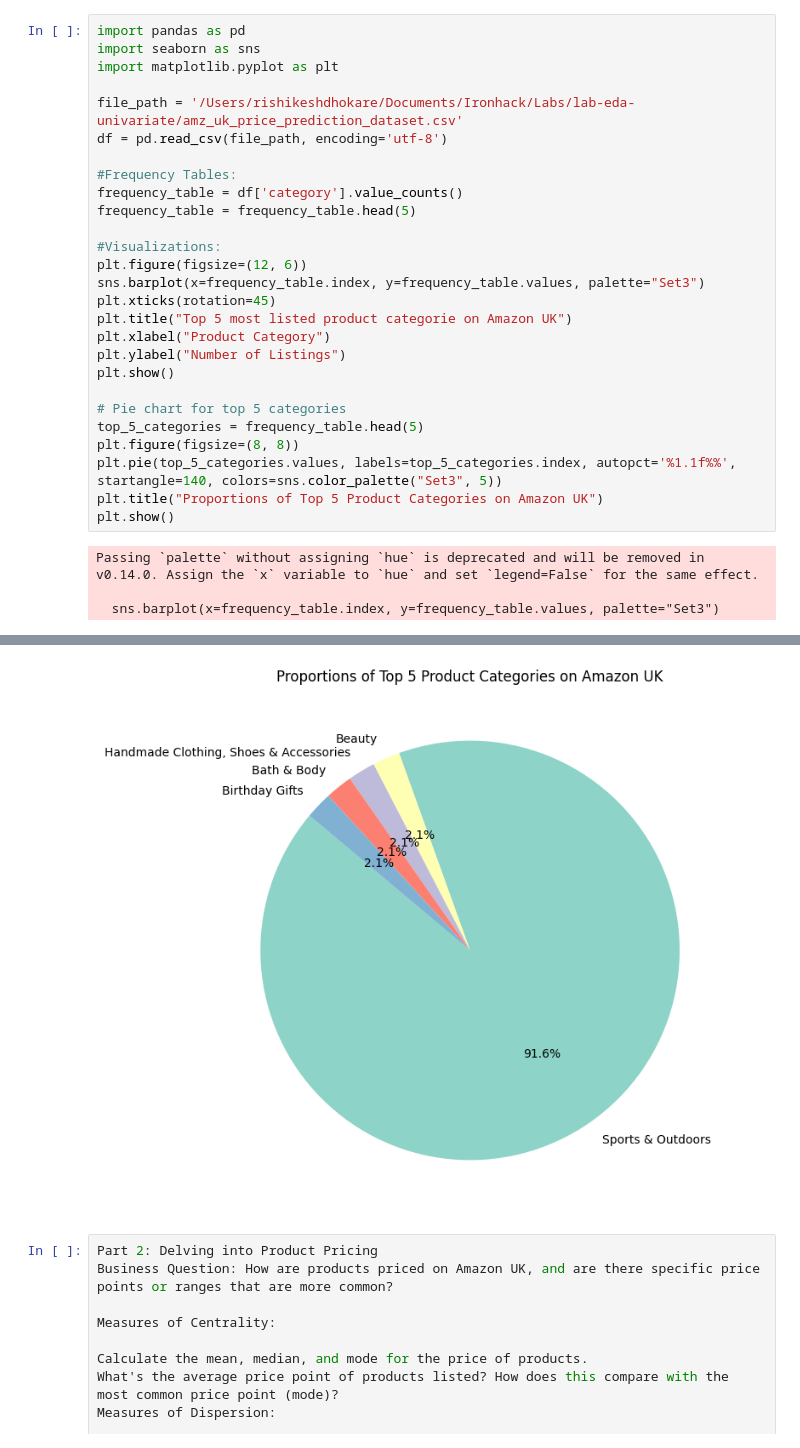
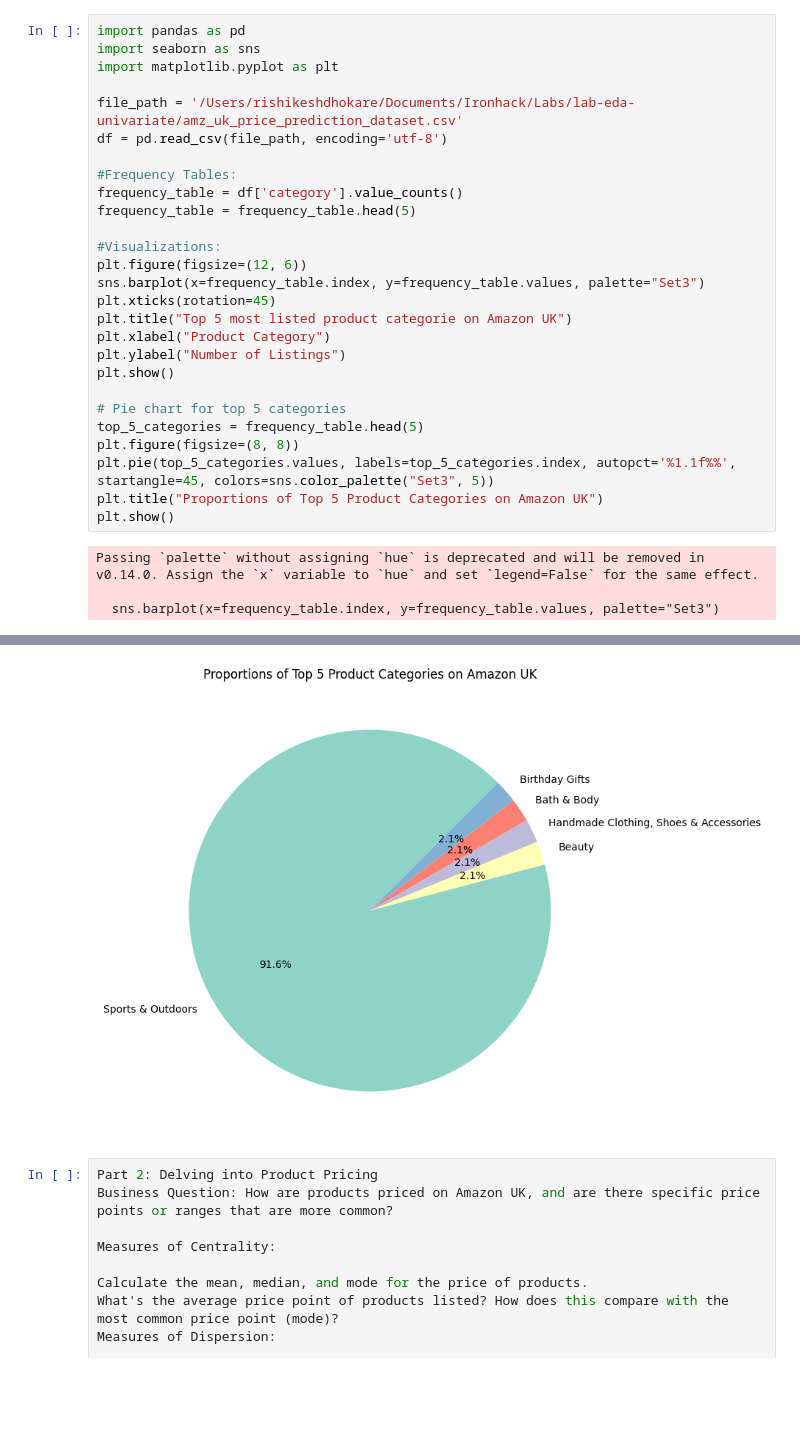
Before and after one commit to mirajkarsneha/lab-eda-univariate, a Jupyter notebook: lab-eda-univariate.ipynb, the cells around one changed output, grey strips where cells are left out. Saved outputs shown, nothing was run; the diff lists cells and outputs as text; blank space fills up the shorter version.

```diff
--- a/lab-eda-univariate.ipynb
+++ b/lab-eda-univariate.ipynb
@@ -14,35 +16,35 @@ For a subset of top categories, visualize their proportions using a pie chart. D
 import pandas as pd
 import seaborn as sns
 import matplotlib.pyplot as plt
 
 file_path = '/Users/rishikeshdhokare/Documents/Ironhack/Labs/lab-eda-univariate/amz_uk_price_prediction_dataset.csv'
 df = pd.read_csv(file_path, encoding='utf-8')
 
 #Frequency Tables:
 frequency_table = df['category'].value_counts()
 frequency_table = frequency_table.head(5)
 
 #Visualizations:
 plt.figure(figsize=(12, 6))
 sns.barplot(x=frequency_table.index, y=frequency_table.values, palette="Set3")
 plt.xticks(rotation=45)
 plt.title("Top 5 most listed product categorie on Amazon UK")
 plt.xlabel("Product Category")
 plt.ylabel("Number of Listings")
 plt.show()
 
 # Pie chart for top 5 categories
 top_5_categories = frequency_table.head(5)
 plt.figure(figsize=(8, 8))
-plt.pie(top_5_categories.values, labels=top_5_categories.index, autopct='%1.1f%%', startangle=140, colors=sns.color_palette("Set3", 5))
+plt.pie(top_5_categories.values, labels=top_5_categories.index, autopct='%1.1f%%', startangle=45, colors=sns.color_palette("Set3", 5))
 plt.title("Proportions of Top 5 Product Categories on Amazon UK")
 plt.show()
 # %% [output]
 Passing `palette` without assigning `hue` is deprecated and will be removed in v0.14.0. Assign the `x` variable to `hue` and set `legend=False` for the same effect.
 
   sns.barplot(x=frequency_table.index, y=frequency_table.values, palette="Set3")
 [figure]
-[figure, old version]
+[figure, new version]
 # %%
 Part 2: Delving into Product Pricing
 Business Question: How are products priced on Amazon UK, and are there specific price points or ranges that are more common?
```
Also changed, not shown: parts of 6 cells of this notebook.
